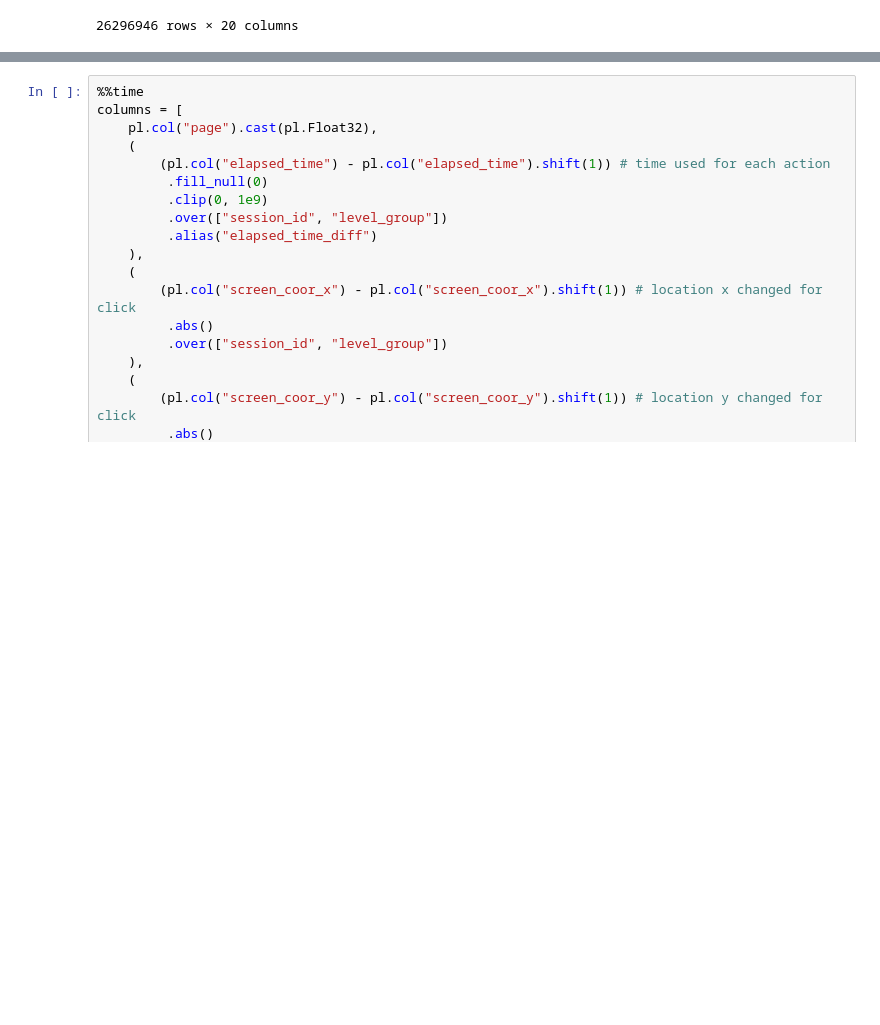
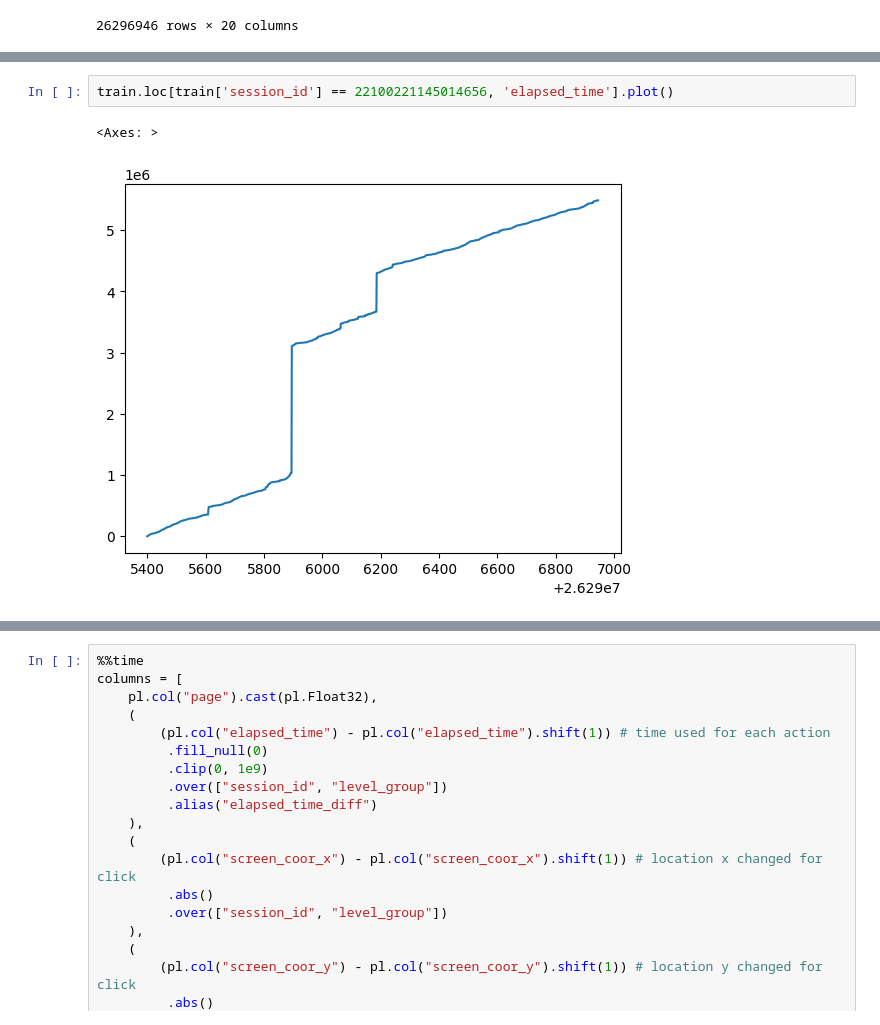
Before and after one commit to hoeen/student-gameplay-prediction, a Jupyter notebook: notebooks/magic_bingo_PCA.ipynb, the cells around one changed output, grey strips where cells are left out. Saved outputs shown, nothing was run; the diff lists cells and outputs as text; blank space fills up the shorter version.

```diff
--- a/notebooks/magic_bingo_PCA.ipynb
+++ b/notebooks/magic_bingo_PCA.ipynb
@@ -54,3 +94,8 @@ train
+# %%
+train.loc[train['session_id'] == 22100221145014656, 'elapsed_time'].plot()
+# %% [output]
+<Axes: >
+[figure, added]
 # %%
 targets = pd.read_csv(INPUT_PATH + 'train_labels.csv')
 targets['session'] = targets.session_id.apply(lambda x: int(x.split('_')[0]))
```
Also changed, not shown: parts of 5 cells of this notebook, 5 other files.
